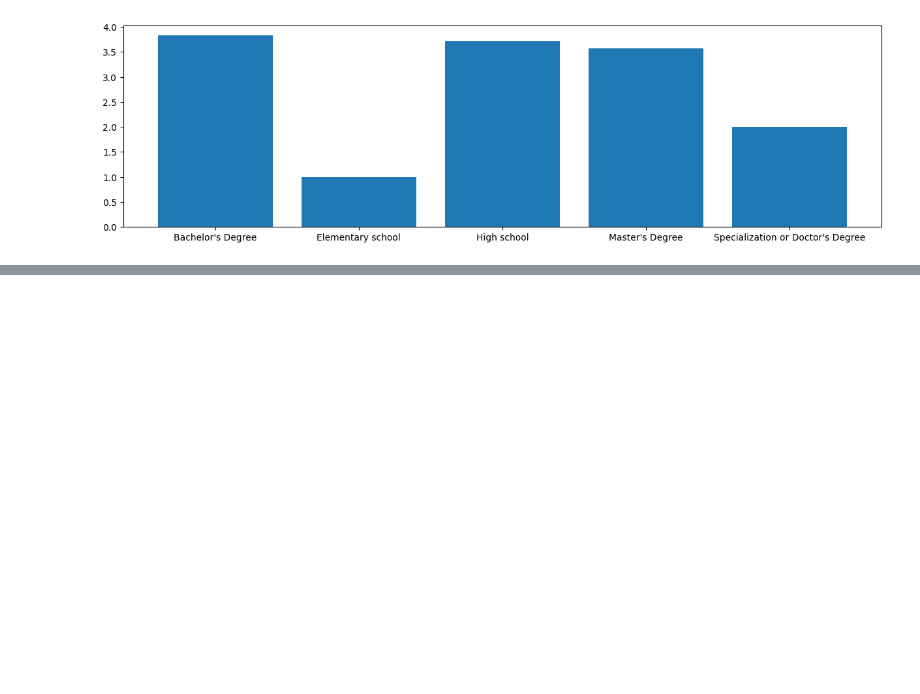
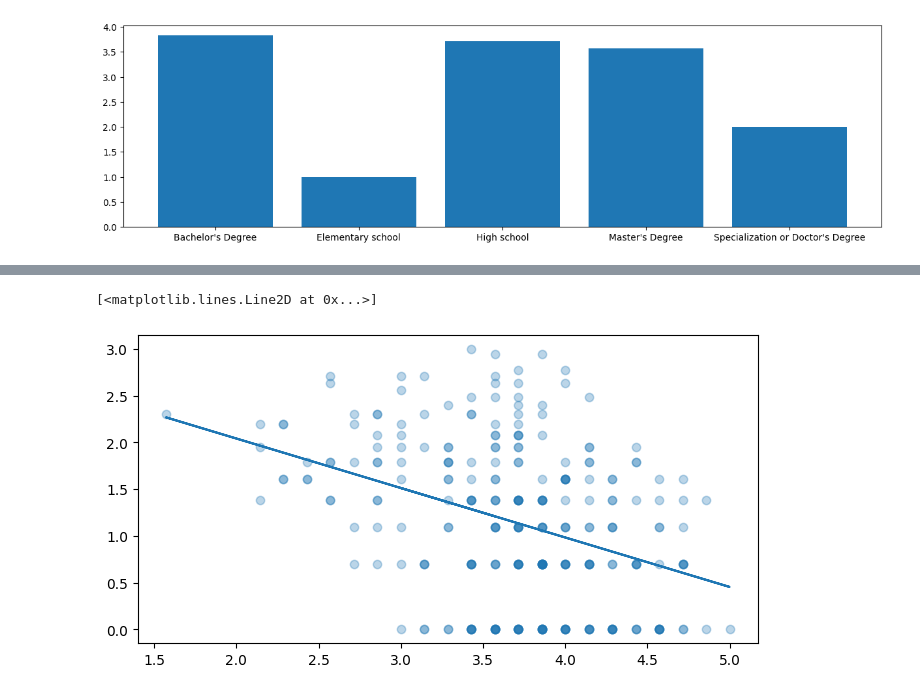
Before and after one commit to Mkranj/ML_predicting_anxiety, a Jupyter notebook: predicting_anxiety.ipynb, the cells around one changed output, grey strips where cells are left out. Drawn from its saved outputs; the diff is of its cells as text; code cells hidden in the pictures; blank space fills up the shorter version.

```diff
--- a/predicting_anxiety.ipynb
+++ b/predicting_anxiety.ipynb
@@ -186,0 +227,8 @@ mtplot.rcParams['figure.figsize'] = (8, 4)
+# %%
+scatter_bestfit(
+    anx_data.SFPQ_L,
+    anx_data.DASS_A_log
+)
+# %% [output]
+[<matplotlib.lines.Line2D at 0x...>]
+[figure, added]
```
Also changed, not shown: parts of 20 cells of this notebook.
